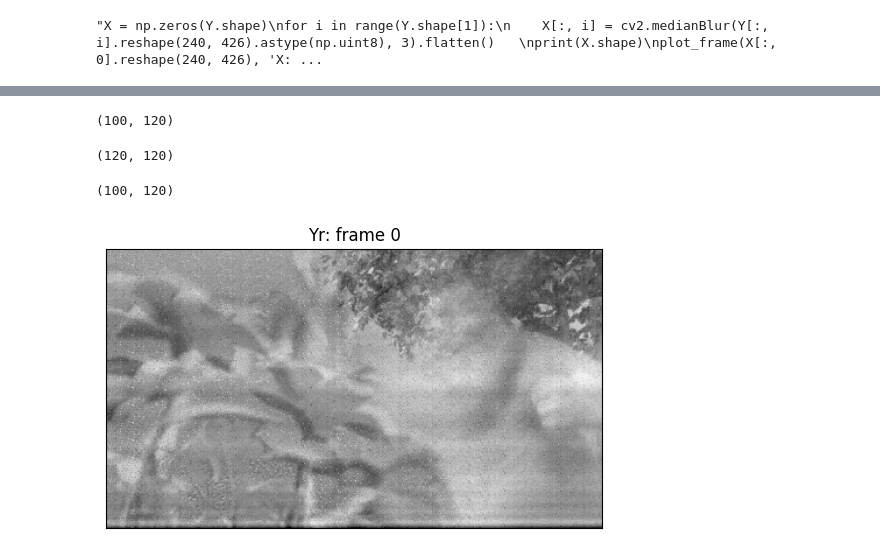
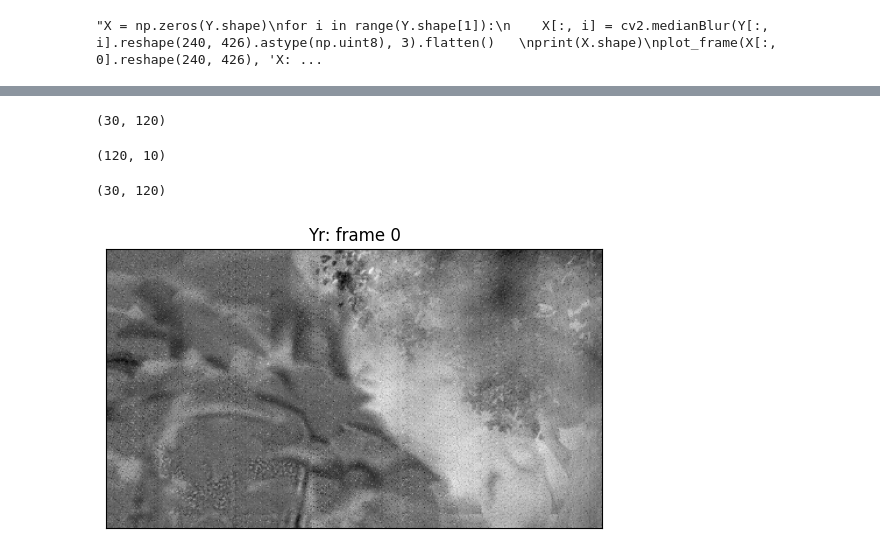
Before and after one commit to Salies/posmac-alcd, a Jupyter notebook: Aula 8 (missing data e reduced-rank regression)/rrr.ipynb, the cells around one changed output, grey strips where cells are left out. Cells and saved outputs as stored; diff of their text form; code cells hidden in the pictures.

```diff
--- a/Aula 8 (missing data e reduced-rank regression)/rrr.ipynb
+++ b/Aula 8 (missing data e reduced-rank regression)/rrr.ipynb
@@ -49,9 +68,11 @@ def create_dct_basis(n, c):
 # %%
-slice_size = 50 # quanto vamos pegar de cada base?
+#dct_basis = create_dct_basis(Y.shape[0], 30)
 
-dct_basis = create_dct_basis(Y.shape[0], slice_size)
+pca = PCA(n_components=30)
+pca_basis = pca.fit(Y.T).components_.T
 
-pca = PCA(n_components=slice_size)
-pca_basis = pca.fit(Y.T).components_.T
+#wavelet_basis = pywt.wavedec(np.eye(Y.shape[0], 30), 'haar', level=2, axis=0)
+#wavelet_basis = np.vstack(wavelet_basis)
+#wavelet_basis.shape
 # %%
 def is_orthonormal(matrix, tol=1e-9):
@@ -77,4 +86,6 @@ is_orthonormal(dct_basis), is_orthonormal(pca_basis)
 # %%
-X = np.hstack([dct_basis, pca_basis])
+X = np.hstack([
+    pca_basis
+])
 X.shape
 # %% [output]
@@ -83,7 +96,7 @@ X.shape
 B_ols = np.linalg.lstsq(X, Y, rcond=None)[0]
 B_ols.shape
 # %% [output]
-(100, 120)
+(30, 120)
 # %%
 r = 10
 # %%
@@ -91,17 +104,17 @@ U, s, Vt = np.linalg.svd(X @ B_ols, full_matrices=False)
 # truncando
 Vr = Vt[:r, :].T
 Ur = U[:, :r]
-print(Vt.shape)
+print(Vr.shape)
 # %% [output]
-(120, 120)
+(120, 10)
 # %%
 B_rrr = B_ols @ Vr @ Vr.T
 B_rrr.shape
 # %% [output]
-(100, 120)
+(30, 120)
 # %%
 Yr = X @ B_rrr
 # %%
-plot_frame(Yr[:, 60].reshape(240, 426), 'Yr: frame 0')
+plot_frame(Yr[:, 0].reshape(240, 426), 'Yr: frame 0')
 # %% [output]
-[figure, old version]
+[figure, new version]
```
Also changed, not shown: parts of 17 cells of this notebook, 1 other file.
